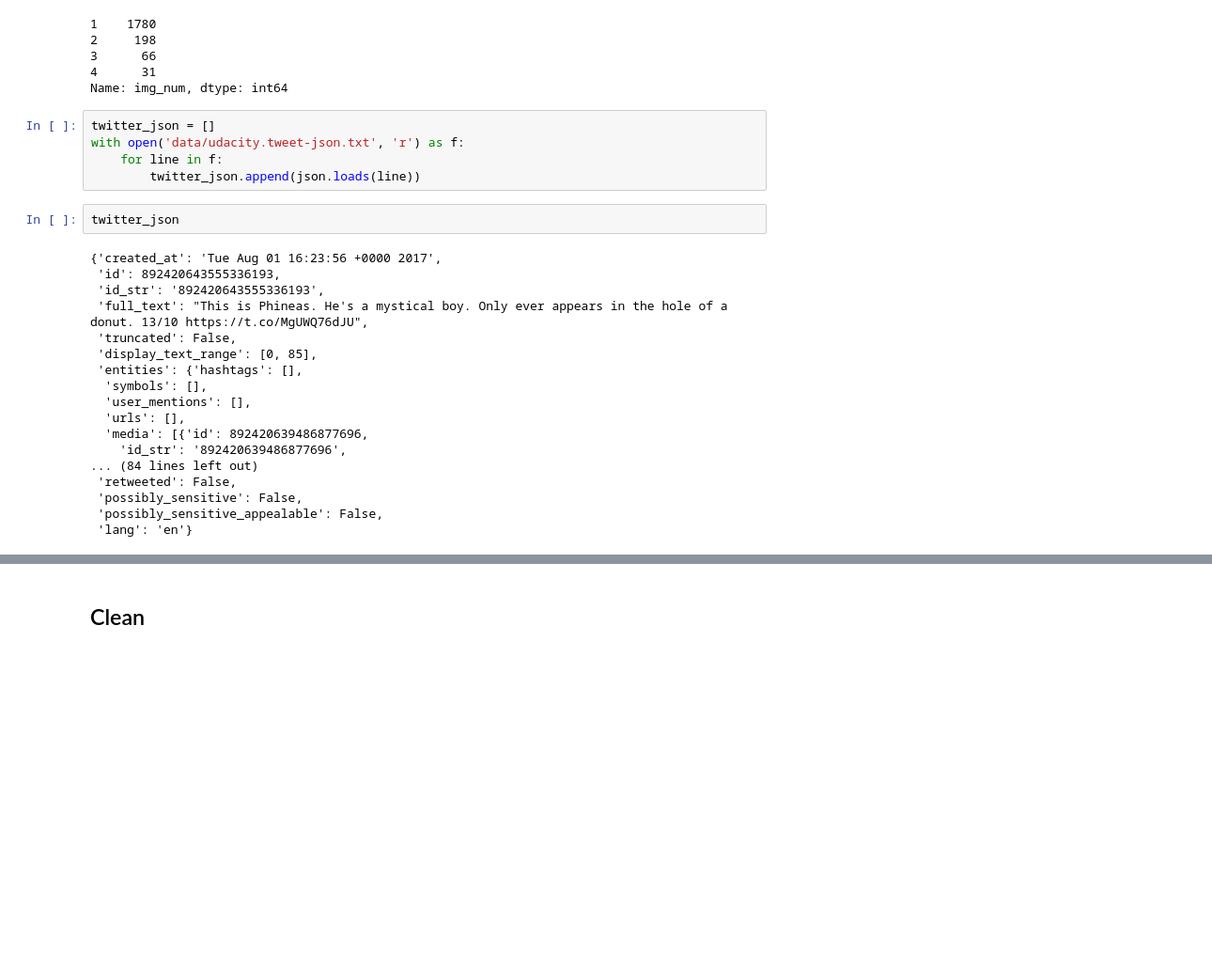
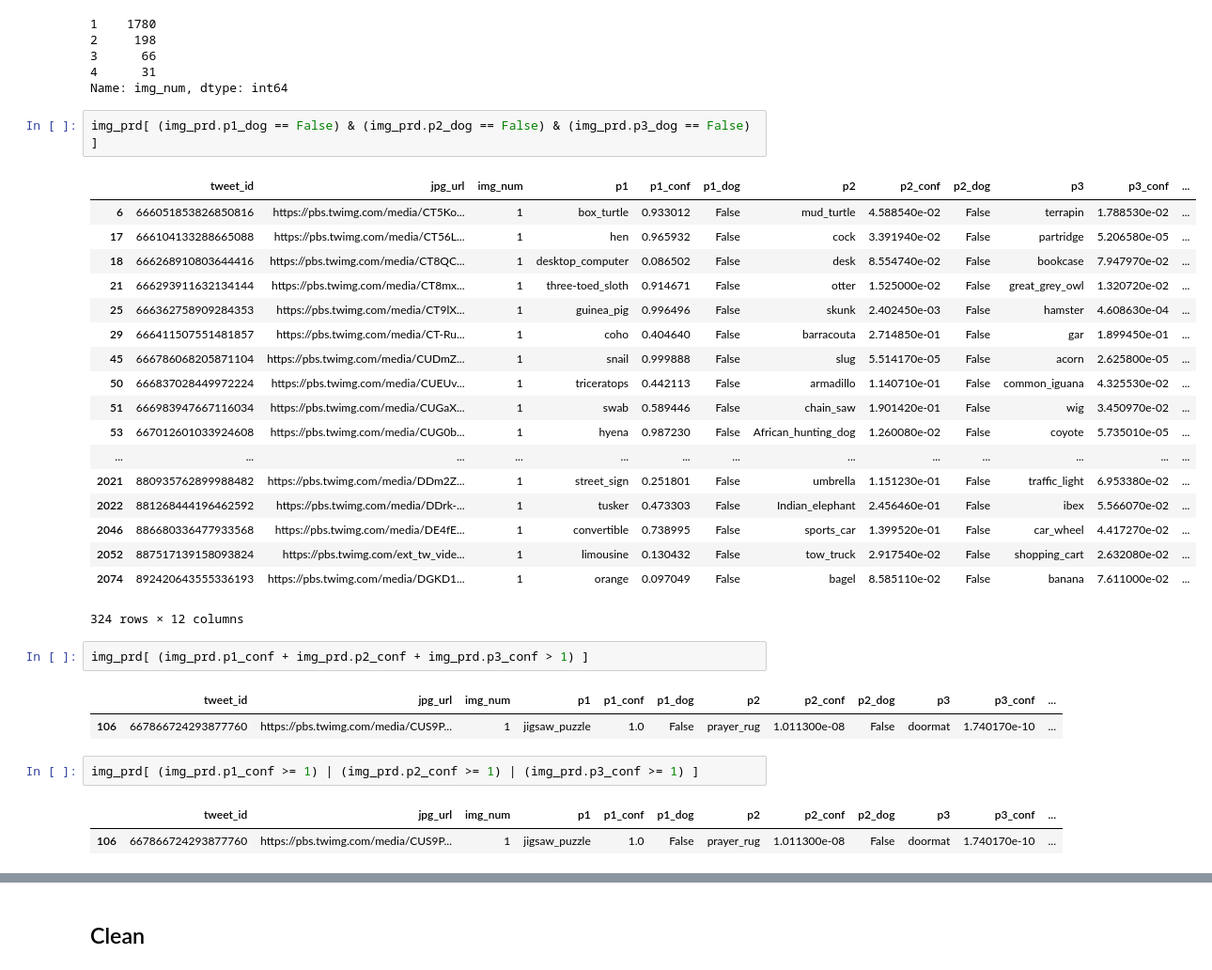
Before and after one commit to sdmccaul/udacity-projects-wrangle, a Jupyter notebook: wrangle_act.ipynb, the cells around one changed output, grey strips where cells are left out. Shown at 94% size. Cells and saved outputs as stored; diff of their text form; blank space fills up the shorter version.

```diff
--- a/wrangle_act.ipynb
+++ b/wrangle_act.ipynb
@@ -359,28 +562,34 @@ img_prd.img_num.value_counts()
 3      66
 4      31
 Name: img_num, dtype: int64
-# %%
-twitter_json = []
-with open('data/udacity.tweet-json.txt', 'r') as f:
-    for line in f:
-        twitter_json.append(json.loads(line))
-# %%
-twitter_json
-# %% [output]
-{'created_at': 'Tue Aug 01 16:23:56 +0000 2017',
- 'id': 892420643555336193,
- 'id_str': '892420643555336193',
- 'full_text': "This is Phineas. He's a mystical boy. Only ever appears in the hole of a donut. 13/10 https://t.co/MgUWQ76dJU",
- 'truncated': False,
- 'display_text_range': [0, 85],
- 'entities': {'hashtags': [],
-  'symbols': [],
-  'user_mentions': [],
-  'urls': [],
-  'media': [{'id': 892420639486877696,
-    'id_str': '892420639486877696',
-... (84 lines left out)
- 'retweeted': False,
- 'possibly_sensitive': False,
- 'possibly_sensitive_appealable': False,
- 'lang': 'en'}
+# %%
+img_prd[ (img_prd.p1_dog == False) & (img_prd.p2_dog == False) & (img_prd.p3_dog == False) ]
+# %% [output]
+|  | tweet_id | jpg_url | img_num | p1 | p1_conf | p1_dog | p2 | p2_conf | p2_dog | p3 | p3_conf | ... |
+| 6 | 666051853826850816 | https://pbs.twimg.com/media/CT5Ko... | 1 | box_turtle | 0.933012 | False | mud_turtle | 4.588540e-02 | False | terrapin | 1.788530e-02 | ... |
+| 17 | 666104133288665088 | https://pbs.twimg.com/media/CT56L... | 1 | hen | 0.965932 | False | cock | 3.391940e-02 | False | partridge | 5.206580e-05 | ... |
+| 18 | 666268910803644416 | https://pbs.twimg.com/media/CT8QC... | 1 | desktop_computer | 0.086502 | False | desk | 8.554740e-02 | False | bookcase | 7.947970e-02 | ... |
+| 21 | 666293911632134144 | https://pbs.twimg.com/media/CT8mx... | 1 | three-toed_sloth | 0.914671 | False | otter | 1.525000e-02 | False | great_grey_owl | 1.320720e-02 | ... |
+| 25 | 666362758909284353 | https://pbs.twimg.com/media/CT9lX... | 1 | guinea_pig | 0.996496 | False | skunk | 2.402450e-03 | False | hamster | 4.608630e-04 | ... |
+| 29 | 666411507551481857 | https://pbs.twimg.com/media/CT-Ru... | 1 | coho | 0.404640 | False | barracouta | 2.714850e-01 | False | gar | 1.899450e-01 | ... |
+| 45 | 666786068205871104 | https://pbs.twimg.com/media/CUDmZ... | 1 | snail | 0.999888 | False | slug | 5.514170e-05 | False | acorn | 2.625800e-05 | ... |
+| 50 | 666837028449972224 | https://pbs.twimg.com/media/CUEUv... | 1 | triceratops | 0.442113 | False | armadillo | 1.140710e-01 | False | common_iguana | 4.325530e-02 | ... |
+| 51 | 666983947667116034 | https://pbs.twimg.com/media/CUGaX... | 1 | swab | 0.589446 | False | chain_saw | 1.901420e-01 | False | wig | 3.450970e-02 | ... |
+| 53 | 667012601033924608 | https://pbs.twimg.com/media/CUG0b... | 1 | hyena | 0.987230 | False | African_hunting_dog | 1.260080e-02 | False | coyote | 5.735010e-05 | ... |
+| ... | ... | ... | ... | ... | ... | ... | ... | ... | ... | ... | ... | ... |
+| 2021 | 880935762899988482 | https://pbs.twimg.com/media/DDm2Z... | 1 | street_sign | 0.251801 | False | umbrella | 1.151230e-01 | False | traffic_light | 6.953380e-02 | ... |
+| 2022 | 881268444196462592 | https://pbs.twimg.com/media/DDrk-... | 1 | tusker | 0.473303 | False | Indian_elephant | 2.456460e-01 | False | ibex | 5.566070e-02 | ... |
+| 2046 | 886680336477933568 | https://pbs.twimg.com/media/DE4fE... | 1 | convertible | 0.738995 | False | sports_car | 1.399520e-01 | False | car_wheel | 4.417270e-02 | ... |
+| 2052 | 887517139158093824 | https://pbs.twimg.com/ext_tw_vide... | 1 | limousine | 0.130432 | False | tow_truck | 2.917540e-02 | False | shopping_cart | 2.632080e-02 | ... |
+| 2074 | 892420643555336193 | https://pbs.twimg.com/media/DGKD1... | 1 | orange | 0.097049 | False | bagel | 8.585110e-02 | False | banana | 7.611000e-02 | ... |
+324 rows × 12 columns
+# %%
+img_prd[ (img_prd.p1_conf + img_prd.p2_conf + img_prd.p3_conf > 1) ]
+# %% [output]
+|  | tweet_id | jpg_url | img_num | p1 | p1_conf | p1_dog | p2 | p2_conf | p2_dog | p3 | p3_conf | ... |
+| 106 | 667866724293877760 | https://pbs.twimg.com/media/CUS9P... | 1 | jigsaw_puzzle | 1.0 | False | prayer_rug | 1.011300e-08 | False | doormat | 1.740170e-10 | ... |
+# %%
+img_prd[ (img_prd.p1_conf >= 1) | (img_prd.p2_conf >= 1) | (img_prd.p3_conf >= 1) ]
+# %% [output]
+|  | tweet_id | jpg_url | img_num | p1 | p1_conf | p1_dog | p2 | p2_conf | p2_dog | p3 | p3_conf | ... |
+| 106 | 667866724293877760 | https://pbs.twimg.com/media/CUS9P... | 1 | jigsaw_puzzle | 1.0 | False | prayer_rug | 1.011300e-08 | False | doormat | 1.740170e-10 | ... |
```
Also changed, not shown: parts of 87 cells of this notebook.
